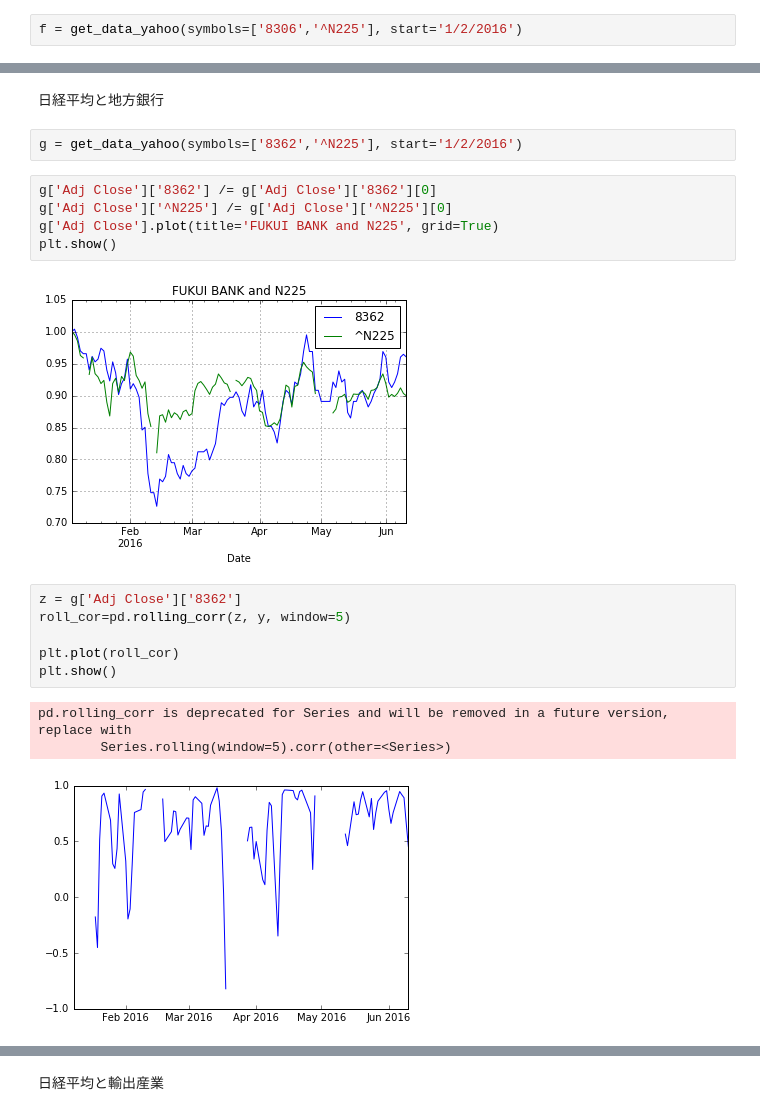
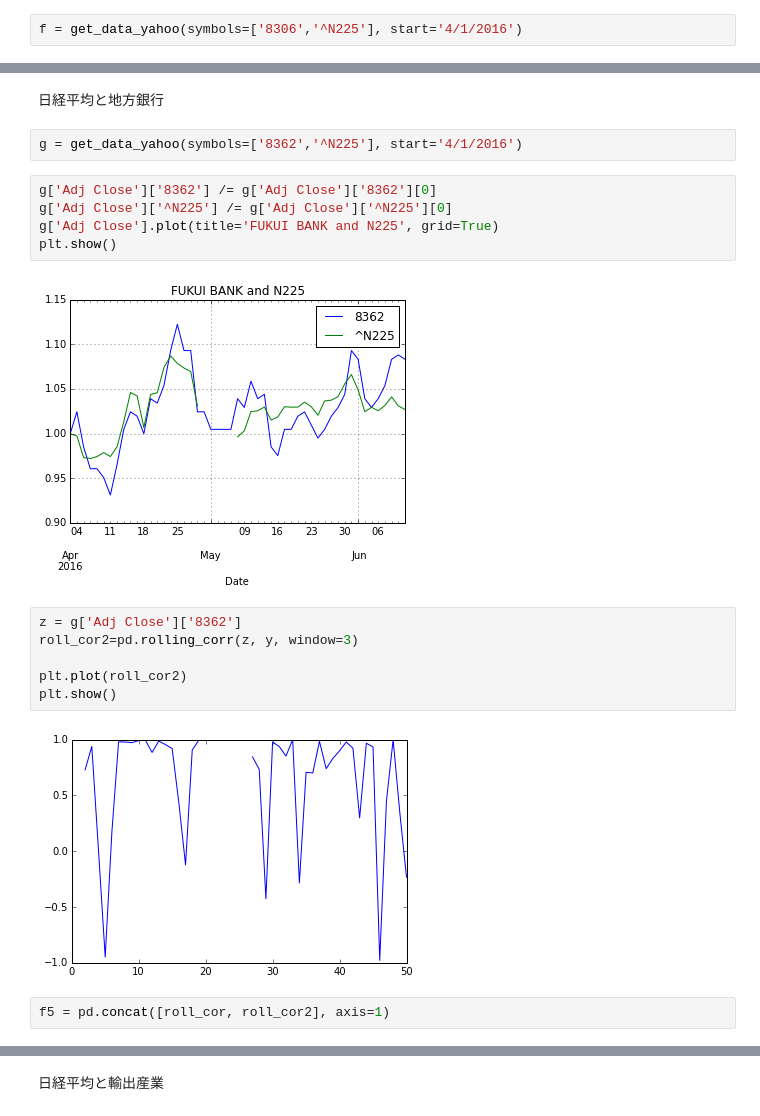
Before and after one commit to taneaki/6-13-sub, a Jupyter notebook: yahoo finance data.ipynb, the cells around one changed output, grey strips where cells are left out. Cells and saved outputs as stored; diff of their text form.

```diff
--- a/yahoo finance data.ipynb
+++ b/yahoo finance data.ipynb
@@ -45,7 +39,7 @@ pd.ewm_mean is deprecated for Series and will be removed in a future version, re
 # %% [markdown]
 日経平均とメガバンク
 # %%
-f = get_data_yahoo(symbols=['8306','^N225'], start='1/2/2016')
+f = get_data_yahoo(symbols=['8306','^N225'], start='4/1/2016')
 # %%
 f['Adj Close']['8306'] /= f['Adj Close']['8306'][0]
 f['Adj Close']['^N225'] /= f['Adj Close']['^N225'][0]
@@ -67,21 +59,21 @@ pd.rolling_corr is deprecated for Series and will be removed in a future version
 # %% [markdown]
 日経平均と地方銀行
 # %%
-g = get_data_yahoo(symbols=['8362','^N225'], start='1/2/2016')
+g = get_data_yahoo(symbols=['8362','^N225'], start='4/1/2016')
 # %%
 g['Adj Close']['8362'] /= g['Adj Close']['8362'][0]
 g['Adj Close']['^N225'] /= g['Adj Close']['^N225'][0]
 g['Adj Close'].plot(title='FUKUI BANK and N225', grid=True)
 plt.show()
 # %% [output]
-[figure, old version]
+[figure, new version]
 # %%
 z = g['Adj Close']['8362']
-roll_cor=pd.rolling_corr(z, y, window=5)
+roll_cor2=pd.rolling_corr(z, y, window=3)
 
-plt.plot(roll_cor)
+plt.plot(roll_cor2)
 plt.show()
 # %% [output]
-pd.rolling_corr is deprecated for Series and will be removed in a future version, replace with
-        Series.rolling(window=5).corr(other=<Series>)
-[figure, old version]
+[figure, new version]
+# %%
+f5 = pd.concat([roll_cor, roll_cor2], axis=1)
```
Also changed, not shown: parts of 13 cells of this notebook.
